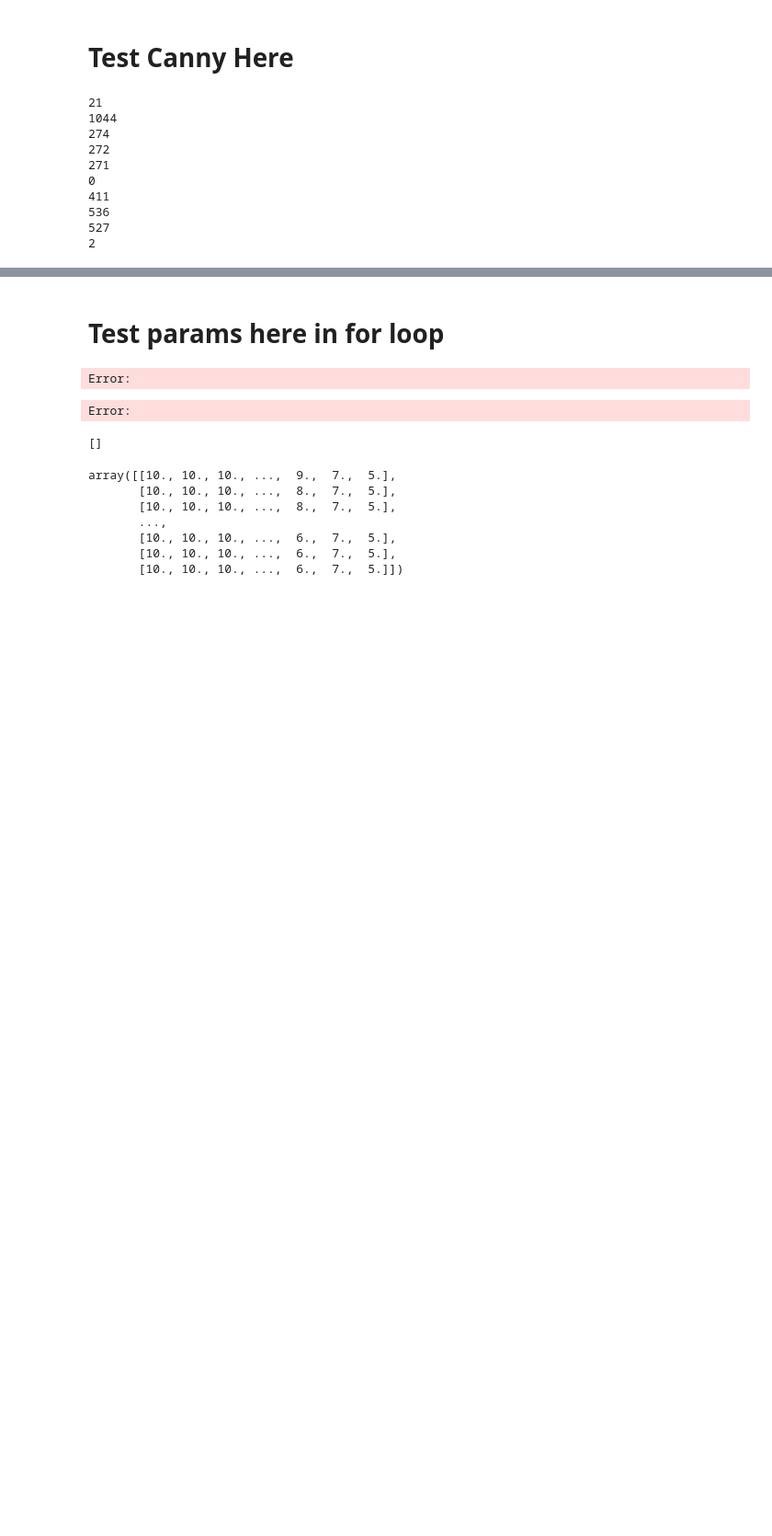
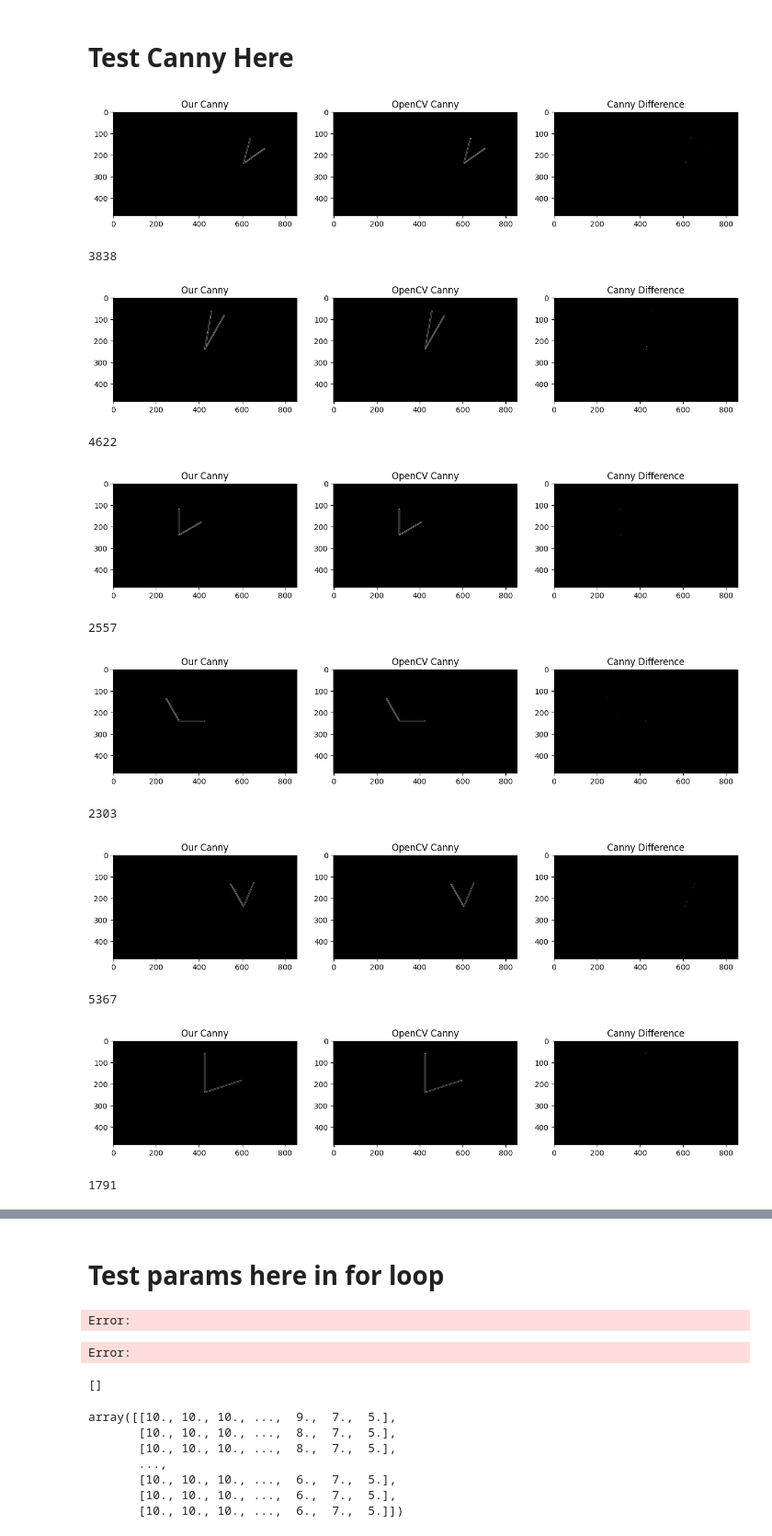
Before and after one commit to coeus-uk/computer-vision, a Jupyter notebook: Task1.ipynb, the cells around one changed output, grey strips where cells are left out. Shown at 92% size. Drawn from its saved outputs; the diff is of its cells as text; code cells hidden in the pictures; blank space fills up the shorter version.

```diff
--- a/Task1.ipynb
+++ b/Task1.ipynb
@@ -57,10 +58,8 @@ def our_implementation(img: np.ndarray):
     return angle_between_lines
 # %%
 def opencv_implementation(img: np.ndarray):
-    img_edges = cv2.Canny(img, 50, 150, apertureSize=3)
-
-
-    hough_lines = cv2.HoughLines(img_edges, rho=1, theta=1.667, threshold=80, lines=None, srn=0, stn=0)
+    img_edges = cv2.Canny(img, 40, 70, apertureSize=3)
+    hough_lines = cv2.HoughLines(img_edges, rho=1, theta=np.deg2rad(1.667), threshold=80, lines=None, srn=0, stn=0)
 
     line_angles = []
     for line in hough_lines:
@@ -118,2 +172,7 @@ Our Total Error: 1.0 -- OpenCV Total Error: 278.0
 # %% [markdown]
 ## Our Implementation
+# %%
+edges = utils.canny(img, gauss_kernel_size=5, sigma=35, low_threshold=50, high_threshold=150)
+hough_lines = utils.hough_lines(edges, threshold = 90, theta_res= 1.668, rho_res=1)
+best_hough = hough_lines
+print("best_hough") if np.argmin((abs(len(best_hough) - 4), abs(len(hough_lines) - 4), abs(len(best_hough) - 6), abs(len(hough_lines) - 6)))%2 ==0 else print("hough_lines")
@@ -123,6 +184,7 @@ our_total_error = 0
 hough_lines = 0
 thresh = 0
 counter = 0
+best_hough = None
 for (i, row) in enumerate(dataset.itertuples()):
     filename, correct_answer = row.FileName, row.AngleInDegrees
 
@@ -132,7 +194,7 @@ for (i, row) in enumerate(dataset.itertuples()):
     # plt.imshow(img)
     # plt.show()
     hough_lines = utils.hough_lines(edges, threshold = 90, theta_res= 1.668, rho_res=1)
-
+    best_hough = hough_lines
 
     while len(hough_lines) < 4 or len(hough_lines) > 6:
         #print(len(hough_lines))
@@ -141,14 +203,17 @@ for (i, row) in enumerate(dataset.itertuples()):
         if len(hough_lines) > 6:
             thresh += 1
             hough_lines = utils.hough_lines(edges, threshold = 90 + thresh, theta_res= 1.668, rho_res=1)
+            best_hough = best_hough if np.argmin((abs(len(best_hough) - 4), abs(len(hough_lines) - 4), abs(len(best_hough) - 6), abs(len(hough_lines) - 6)))%2 ==0 else hough_lines
         else:
             thresh -= 1
             hough_lines = utils.hough_lines(edges, threshold = 90 + thresh, theta_res= 1.668, rho_res=1)
+            best_hough = best_hough if np.argmin((abs(len(best_hough) - 4), abs(len(hough_lines) - 4), abs(len(best_hough) - 6), abs(len(hough_lines) - 6)))%2 ==0 else hough_lines
+
 
     print(len(hough_lines))
     counter = 0
     line_angles = []
-    for rho, theta in hough_lines:
+    for rho, theta in best_hough:
         # Handle whether the line is in the positive or negative x
         if (rho < 0):
             theta += np.pi
@@ -371,28 +436,34 @@ theta: 91.16274107347607 -- correct_answer: 90 -- FAIL
 # %%
 #images = []
 #answers = []
 dataset = pd.read_csv("Task1Dataset\\list.txt")
 
 for (i, row) in enumerate(dataset.itertuples()):
     filename, correct_answer = row.FileName, row.AngleInDegrees
     img = cv2.imread(f"Task1Dataset\\{filename}", cv2.IMREAD_GRAYSCALE)
-    #img = cv2.GaussianBlur(img, (5,5), 25)
-    edges = utils.canny(img, gauss_kernel_size=1, sigma=20, low_threshold=70, high_threshold=110)
-    inbuilt_canny = cv2.Canny(img, threshold1=70, threshold2=110)
+    img_blur = cv2.GaussianBlur(img, (5,5), 35)
+    edges = utils.canny(img, gauss_kernel_size=5, sigma=35, low_threshold=50, high_threshold=150)
+    inbuilt_canny = cv2.Canny(img_blur, threshold1=50, threshold2=150)
 
-    # plt.imshow(inbuilt_canny-edges)
-    # plt.show()
+    #plt.imshow(inbuilt_canny-edges)
+    plt.figure(figsize=(15, 50))
+    plt.subplot(131),plt.imshow(cv2.cvtColor(edges, cv2.COLOR_GRAY2RGB)), plt.title('Our Canny')
+    plt.subplot(132),plt.imshow(cv2.cvtColor(inbuilt_canny, cv2.COLOR_GRAY2RGB)), plt.title('OpenCV Canny')
+    plt.subplot(133),plt.imshow(cv2.cvtColor((inbuilt_canny-edges), cv2.COLOR_GRAY2RGB)), plt.title('Canny Difference')
+    plt.show()
     print(np.sum(np.abs(inbuilt_canny-edges)))
     # images.append(edges)
     # answers.append(correct_answer)
 # %% [output]
+[figure, added]
-21
-1044
-274
-272
-271
-0
-411
-536
-527
-2
+3838
+[figure, added]
+4622
+[figure, added]
+2557
+[figure, added]
+2303
+[figure, added]
+5367
+[figure, added]
+1791
```
Also changed, not shown: parts of 9 cells of this notebook, 5 other files.
